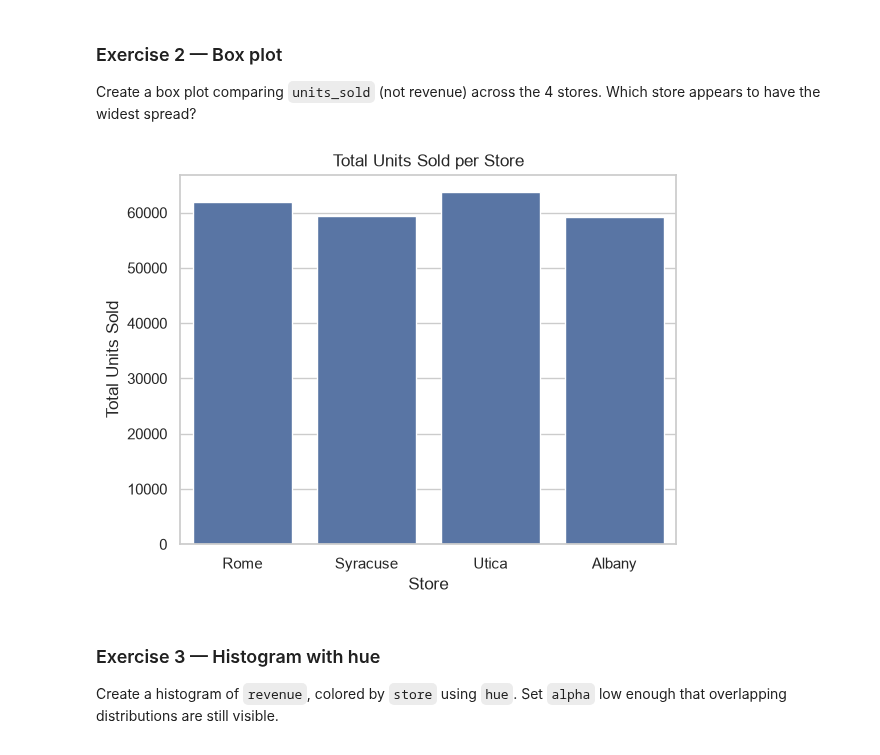
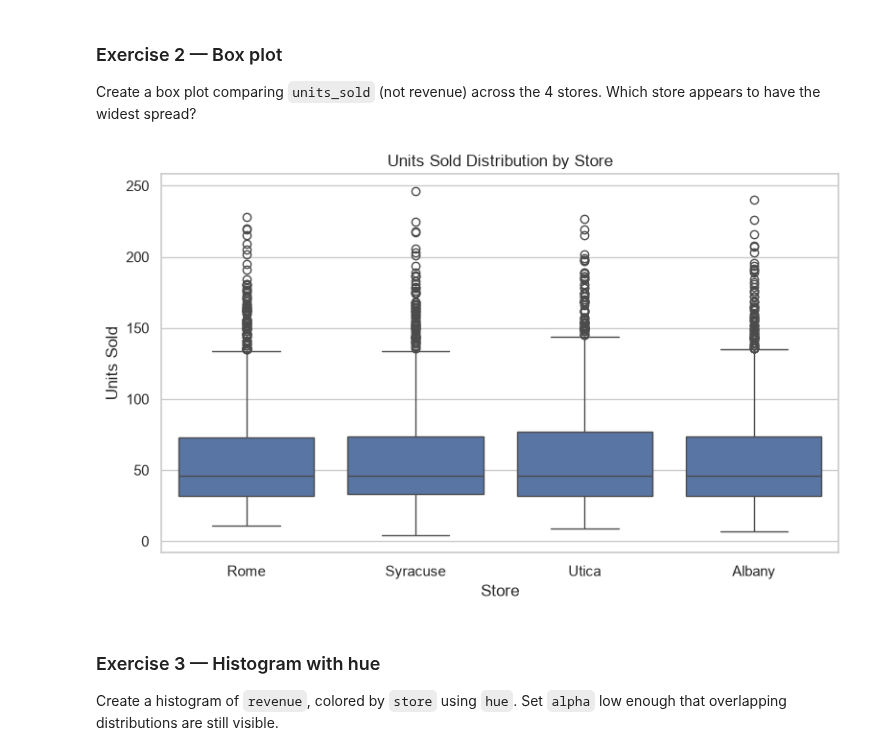
Before and after one commit to floraineza2002/DSA_504_exercies, a Jupyter notebook: DSA504_Class9_Visualization_II_seaborn_upload.ipynb, the cells around one changed output. Cells and saved outputs as stored; diff of their text form; code cells hidden in the pictures.

```diff
--- a/DSA504_Class9_Visualization_II_seaborn_upload.ipynb
+++ b/DSA504_Class9_Visualization_II_seaborn_upload.ipynb
@@ -201,14 +199,17 @@ plt.show()
 Create a box plot comparing `units_sold` (not revenue) across the 4 stores. Which store appears to have the widest spread?
 # %%
 # Exercise 2 — your code here
-sns.barplot(data=sales, x="store", y="units_sold", estimator=sum, errorbar=None)
+fig, ax = plt.subplots(figsize=(8, 5))
+sns.boxplot(data=sales, x="store", y="units_sold", ax=ax)
 
-plt.title("Total Units Sold per Store")
-plt.xlabel("Store")
-plt.ylabel("Total Units Sold")
+ax.set_title("Units Sold Distribution by Store")
+ax.set_xlabel("Store")
+ax.set_ylabel("Units Sold")
+
+plt.tight_layout()
 plt.show()
 # %% [output]
-[figure, old version]
+[figure, new version]
 # %% [markdown]
 ### Exercise 3 — Histogram with hue
 Create a histogram of `revenue`, colored by `store` using `hue`. Set `alpha` low enough that overlapping distributions are still visible.
```
Also changed, not shown: parts of 4 cells of this notebook.
